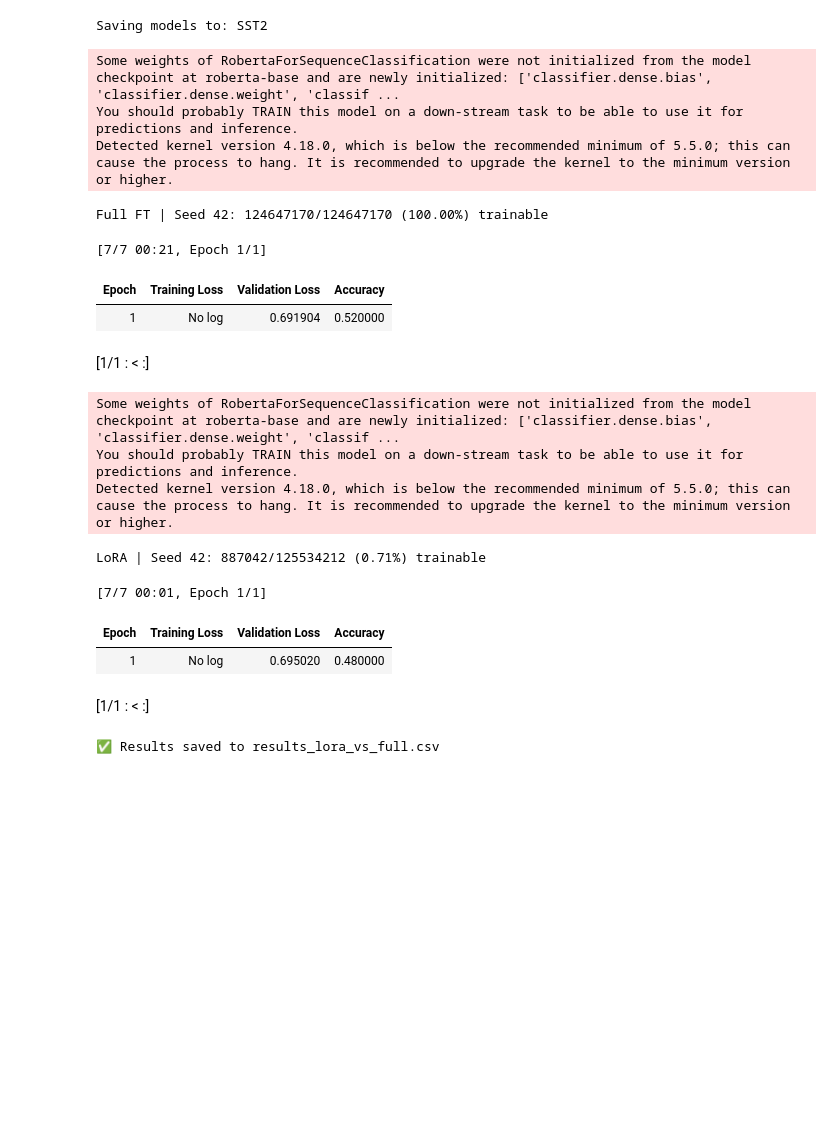
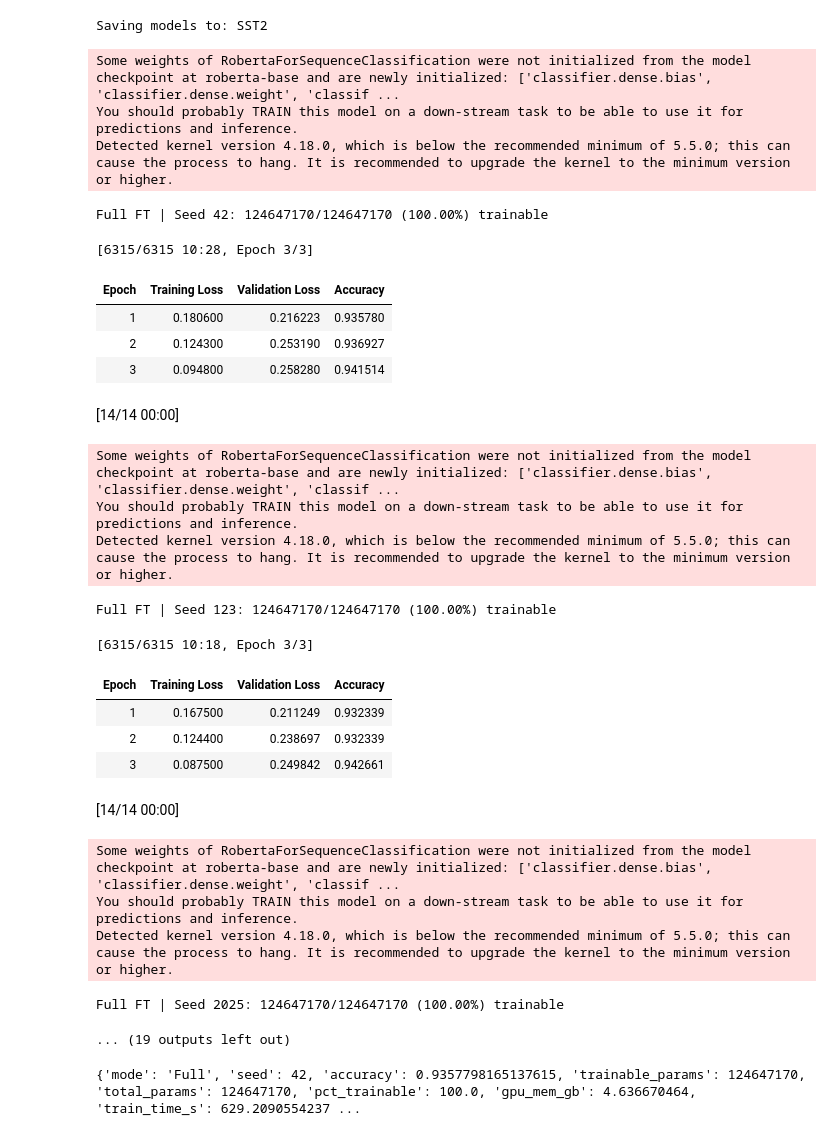
Before and after one commit to anthonylitwin/odu-cs722-lora-repro, a Jupyter notebook: Notebooks/roberta base/sst-2/roberta base sst-2.ipynb, the cells around one changed output. Drawn from its saved outputs; the diff is of its cells as text; code cells hidden in the pictures; blank space fills up the shorter version.

Commit message:
results from roberta base/sst-2

```diff
--- a/Notebooks/roberta base/sst-2/roberta base sst-2.ipynb
+++ b/Notebooks/roberta base/sst-2/roberta base sst-2.ipynb
@@ -49,16 +49,16 @@ import evaluate, numpy as np, random
 # ----------------------
 MODEL_NAME = "roberta-base"
 TASK = "sst2"
-EPOCHS = 1 #3 # paper used 60 epochs for lora base sst-2
-SEEDS = [42] #, 123, 2025]
+EPOCHS = 3 # paper used 60 epochs for lora base sst-2
+SEEDS = [42, 123, 2025]
 DEVICE = "cuda" if torch.cuda.is_available() else "cpu"
 
 # ----------------------
 # Prepare dataset
 # ----------------------
 ds = load_dataset("glue", TASK)
-ds["train"] = ds["train"].select(range(200))
-ds["validation"] = ds["validation"].select(range(50))
+# ds["train"] = ds["train"].select(range(200))
+# ds["validation"] = ds["validation"].select(range(50))
 tokenizer = AutoTokenizer.from_pretrained(MODEL_NAME, use_fast=True)
 
 def preprocess(batch):
@@ -72,9 +72,20 @@ ds.set_format(type="torch", columns=["input_ids", "attention_mask", "labels"])
 # ----------------------
 metric = evaluate.load("glue", TASK)
 def compute_metrics(eval_pred):
-    logits = np.array(eval_pred.predictions)
-    preds = logits.argmax(axis=-1)
-    return metric.compute(predictions=preds, references=eval_pred.label_ids)
+    # Handle tuple or array and ensure NumPy
+    preds = getattr(eval_pred, "predictions", eval_pred[0])
+    if isinstance(preds, tuple):
+        preds = preds[0]
+    if hasattr(preds, "detach"):  # torch.Tensor
+        preds = preds.detach().cpu().numpy()
+
+    labels = getattr(eval_pred, "label_ids", eval_pred[1])
+    if hasattr(labels, "detach"):  # torch.Tensor
+        labels = labels.detach().cpu().numpy()
+
+    logits = np.asarray(preds)
+    yhat = logits.argmax(axis=-1)
+    return metric.compute(predictions=yhat, references=labels)
 
 # ----------------------
 # Utility: Reproducibility
@@ -151,7 +162,7 @@ def run_experiment(use_lora=False, r=8, alpha=16, lr=1e-3):
         trainer.save_model(output_dir)
         tokenizer.save_pretrained(output_dir)
 
-        res = trainer.evaluate()
+        res = trainer.evaluate(eval_dataset=ds["validation"])
         acc = res["eval_accuracy"]
         mem = torch.cuda.max_memory_allocated() / 1e9 if torch.cuda.is_available() else 0
 
@@ -162,48 +173,57 @@ def run_experiment(use_lora=False, r=8, alpha=16, lr=1e-3):
             "trainable_params": trainable,
             "total_params": total,
             "pct_trainable": pct,
             "gpu_mem_gb": mem,
             "train_time_s": elapsed
         })
 
         torch.cuda.empty_cache()
 
     return results
 
 # ----------------------
 # Run both conditions
 # ----------------------
 full_results = run_experiment(use_lora=False)
 lora_results = run_experiment(use_lora=True)
 
-# ----------------------
-# Save results
-# ----------------------
 fields = list(full_results[0].keys())
 with open("results_lora_vs_full.csv", "w", newline="") as f:
     writer = csv.DictWriter(f, fieldnames=fields)
     writer.writeheader()
     writer.writerows(full_results + lora_results)
 
 print("✅ Results saved to results_lora_vs_full.csv")
 # %% [output]
 Some weights of RobertaForSequenceClassification were not initialized from the model checkpoint at roberta-base and are newly initialized: ['classifier.dense.bias', 'classifier.dense.weight', 'classif ...
 You should probably TRAIN this model on a down-stream task to be able to use it for predictions and inference.
 Detected kernel version 4.18.0, which is below the recommended minimum of 5.5.0; this can cause the process to hang. It is recommended to upgrade the kernel to the minimum version or higher.
 Full FT | Seed 42: 124647170/124647170 (100.00%) trainable
-[7/7 00:21, Epoch 1/1]
+[6315/6315 10:28, Epoch 3/3]
 | Epoch | Training Loss | Validation Loss | Accuracy |
-| 1 | No log | 0.691904 | 0.520000 |
+| 1 | 0.180600 | 0.216223 | 0.935780 |
+| 2 | 0.124300 | 0.253190 | 0.936927 |
+| 3 | 0.094800 | 0.258280 | 0.941514 |
-[1/1 : < :]
+[14/14 00:00]
 Some weights of RobertaForSequenceClassification were not initialized from the model checkpoint at roberta-base and are newly initialized: ['classifier.dense.bias', 'classifier.dense.weight', 'classif ...
 You should probably TRAIN this model on a down-stream task to be able to use it for predictions and inference.
 Detected kernel version 4.18.0, which is below the recommended minimum of 5.5.0; this can cause the process to hang. It is recommended to upgrade the kernel to the minimum version or higher.
-LoRA | Seed 42: 887042/125534212 (0.71%) trainable
+Full FT | Seed 123: 124647170/124647170 (100.00%) trainable
-[7/7 00:01, Epoch 1/1]
+[6315/6315 10:18, Epoch 3/3]
 | Epoch | Training Loss | Validation Loss | Accuracy |
-| 1 | No log | 0.695020 | 0.480000 |
+| 1 | 0.167500 | 0.211249 | 0.932339 |
+| 2 | 0.124400 | 0.238697 | 0.932339 |
+| 3 | 0.087500 | 0.249842 | 0.942661 |
-[1/1 : < :]
+[14/14 00:00]
-✅ Results saved to results_lora_vs_full.csv
+Some weights of RobertaForSequenceClassification were not initialized from the model checkpoint at roberta-base and are newly initialized: ['classifier.dense.bias', 'classifier.dense.weight', 'classif ...
+You should probably TRAIN this model on a down-stream task to be able to use it for predictions and inference.
+Detected kernel version 4.18.0, which is below the recommended minimum of 5.5.0; this can cause the process to hang. It is recommended to upgrade the kernel to the minimum version or higher.
+Full FT | Seed 2025: 124647170/124647170 (100.00%) trainable
+... (19 outputs left out)
+# %%
+print(full_results[0])
+# %% [output]
+{'mode': 'Full', 'seed': 42, 'accuracy': 0.9357798165137615, 'trainable_params': 124647170, 'total_params': 124647170, 'pct_trainable': 100.0, 'gpu_mem_gb': 4.636670464, 'train_time_s': 629.2090554237 ...
 # %%
 import pandas as pd, matplotlib.pyplot as plt
 df = pd.read_csv("results_lora_vs_full.csv")
```
Also changed, not shown: parts of 1 cell of this notebook, 1 other file.
